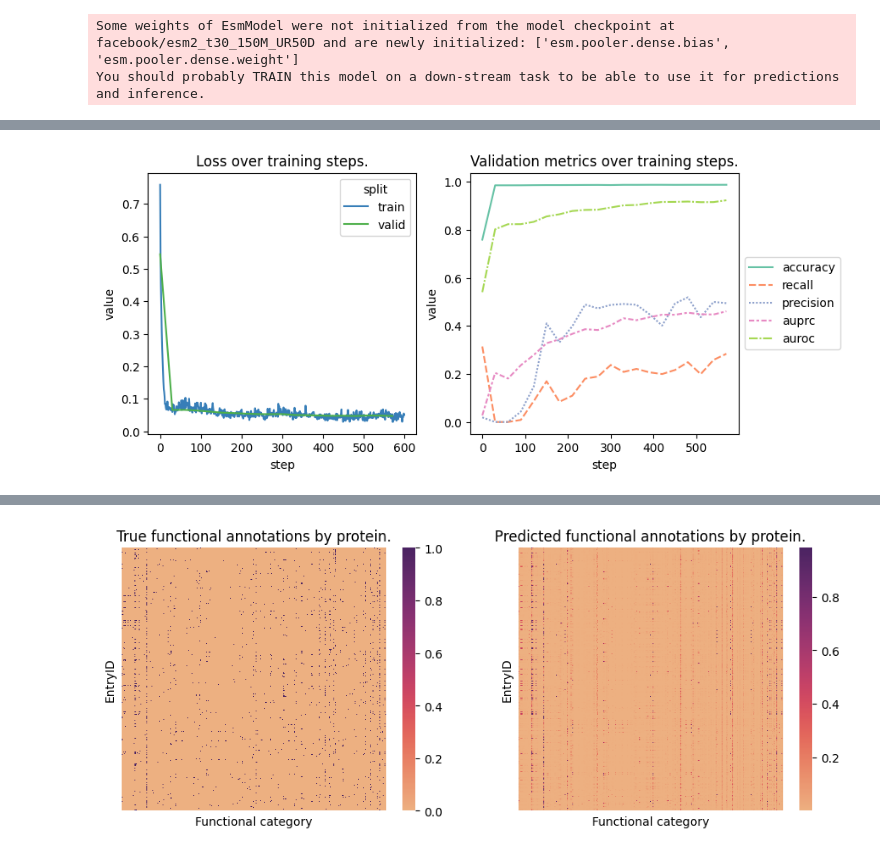
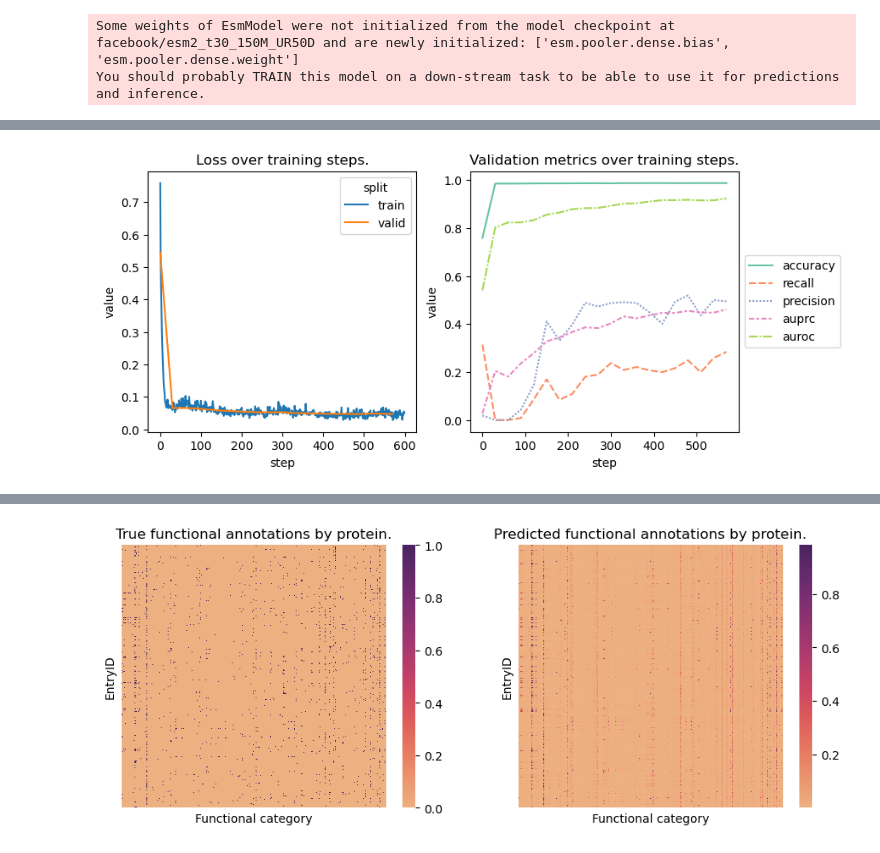
Before and after one commit to JosephWGLee/protein_go, a Jupyter notebook: notebooks/working_notebook.ipynb, the cells around one changed output, grey strips where cells are left out. Saved outputs shown, nothing was run; the diff lists cells and outputs as text; code cells hidden in the pictures.

```diff
--- a/notebooks/working_notebook.ipynb
+++ b/notebooks/working_notebook.ipynb
@@ -320,5 +332,6 @@ for split, df in sequence_splits.items():
       store_prefix = f"mean_embeddings_{split}",
       tokenizer = tokenizer,
       model = model,
-      directory = EMBEDDINGS_DIR
+      directory = EMBEDDINGS_DIR,
+      force = True
   )
@@ -431,41 +446,38 @@ state, metrics = restorable(train)(
 
 import matplotlib.pyplot as plt
 import seaborn as sns
-
-from dlfb.utils.metric_plots import DEFAULT_SPLIT_COLORS
 
 fig, ax = plt.subplots(nrows=1, ncols=2, figsize=(9,4))
 
 #Training loss curve
 learning_data = pd.concat(
     pd.DataFrame(metrics[split]).melt("step").assign(split=split)
     for split in ["train", "valid"]
 )
 
 sns.lineplot(
     ax=ax[0],
     x="step",
     y="value",
     hue="split",
     data=learning_data[learning_data["variable"] == "loss"],
-    palette = DEFAULT_SPLIT_COLORS,
 )
 ax[0].set_title("Loss over training steps.")
 
 #Validation metrics curve
 sns.lineplot(
     ax=ax[1],
     x="step",
     y="value",
     hue="variable",
     style="variable",
     data=learning_data[learning_data["variable"] != "loss"],
     palette="Set2",
 )
 plt.legend(loc="center left", bbox_to_anchor=(1, 0.5))
 ax[1].set_title("Validation metrics over training steps.");
 # %% [output]
-[figure, old version]
+[figure, new version]
 # %%
 #Batch size of one prevent dropping remainder
 
```
Also changed, not shown: parts of 14 cells of this notebook.
